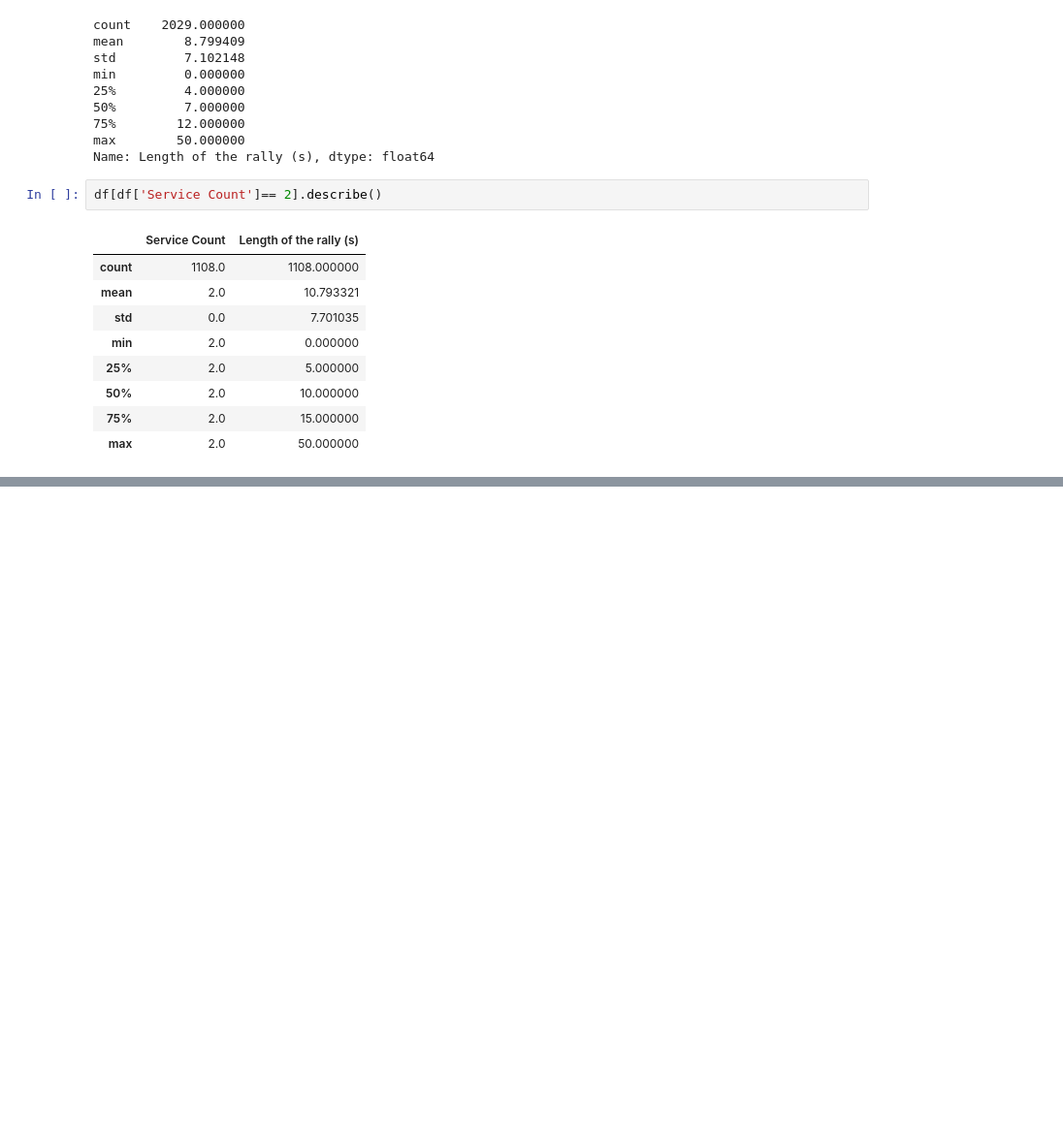
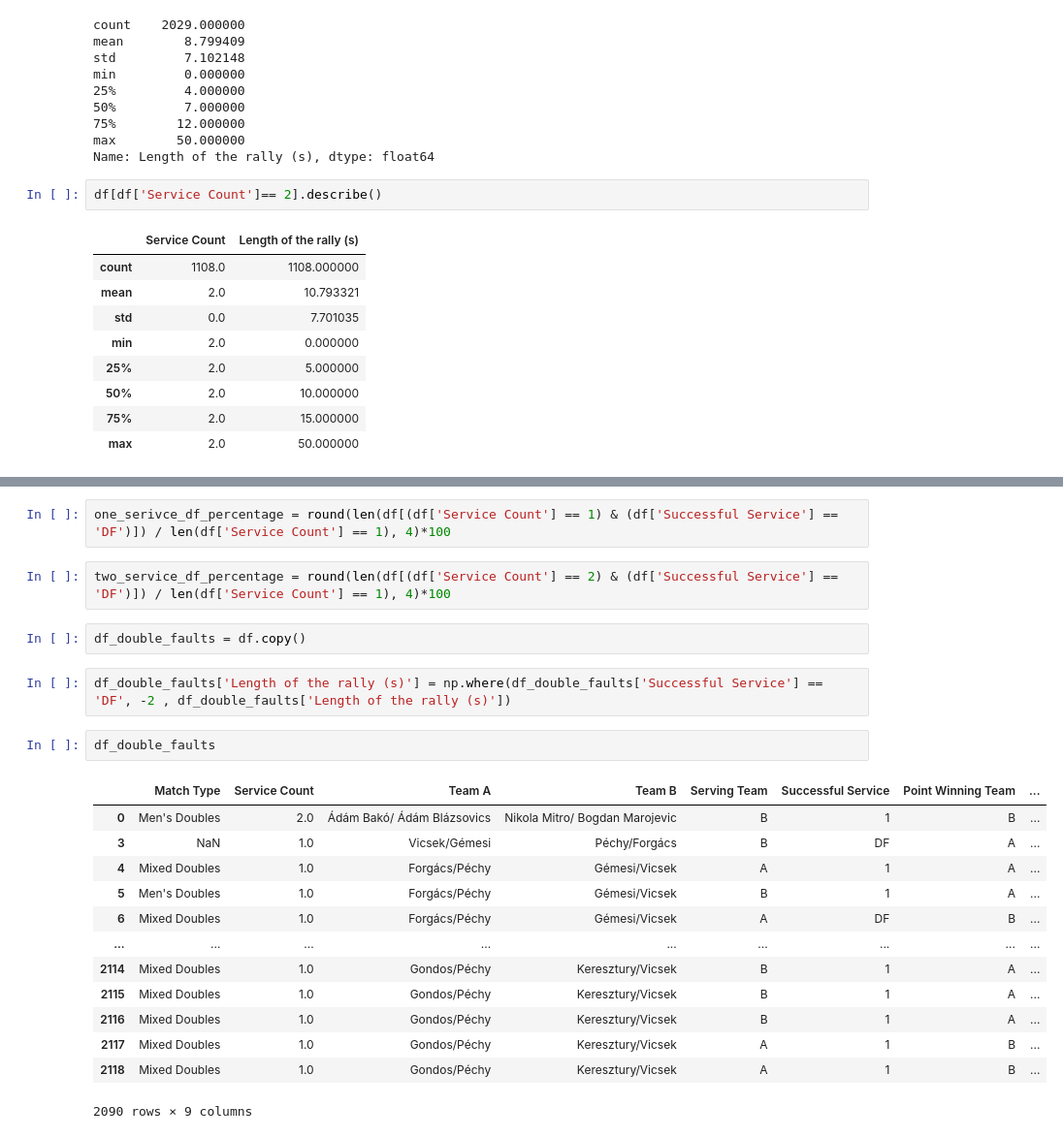
Before and after one commit to barnabasnemeth/Teqball_Services_1_vs_2, a Jupyter notebook: main.ipynb, the cells around one changed output, grey strips where cells are left out. Shown: that part at 97% size. Saved outputs shown, nothing was run; the diff lists cells and outputs as text; blank space fills up the shorter version.

```diff
--- a/main.ipynb
+++ b/main.ipynb
@@ -76 +75,25 @@ df_very_short = df[df['Length of the rally (s)'] < 2]
+# %%
+one_serivce_df_percentage = round(len(df[(df['Service Count'] == 1) & (df['Successful Service'] == 'DF')]) / len(df['Service Count'] == 1), 4)*100
+# %%
+two_service_df_percentage = round(len(df[(df['Service Count'] == 2) & (df['Successful Service'] == 'DF')]) / len(df['Service Count'] == 1), 4)*100
+# %%
+df_double_faults = df.copy()
+# %%
+df_double_faults['Length of the rally (s)'] = np.where(df_double_faults['Successful Service'] == 'DF', -2 , df_double_faults['Length of the rally (s)'])
+# %%
+df_double_faults
+# %% [output]
+|  | Match Type | Service Count | Team A | Team B | Serving Team | Successful Service | Point Winning Team | ... |
+| 0 | Men's Doubles | 2.0 | Ádám Bakó/ Ádám Blázsovics | Nikola Mitro/ Bogdan Marojevic | B | 1 | B | ... |
+| 3 | NaN | 1.0 | Vicsek/Gémesi | Péchy/Forgács | B | DF | A | ... |
+| 4 | Mixed Doubles | 1.0 | Forgács/Péchy | Gémesi/Vicsek | A | 1 | A | ... |
+| 5 | Men's Doubles | 1.0 | Forgács/Péchy | Gémesi/Vicsek | B | 1 | A | ... |
+| 6 | Mixed Doubles | 1.0 | Forgács/Péchy | Gémesi/Vicsek | A | DF | B | ... |
+| ... | ... | ... | ... | ... | ... | ... | ... | ... |
+| 2114 | Mixed Doubles | 1.0 | Gondos/Péchy | Keresztury/Vicsek | B | 1 | A | ... |
+| 2115 | Mixed Doubles | 1.0 | Gondos/Péchy | Keresztury/Vicsek | B | 1 | A | ... |
+| 2116 | Mixed Doubles | 1.0 | Gondos/Péchy | Keresztury/Vicsek | B | 1 | A | ... |
+| 2117 | Mixed Doubles | 1.0 | Gondos/Péchy | Keresztury/Vicsek | A | 1 | B | ... |
+| 2118 | Mixed Doubles | 1.0 | Gondos/Péchy | Keresztury/Vicsek | A | 1 | B | ... |
+2090 rows × 9 columns
 # %%
```
Also changed, not shown: parts of 6 cells of this notebook.
